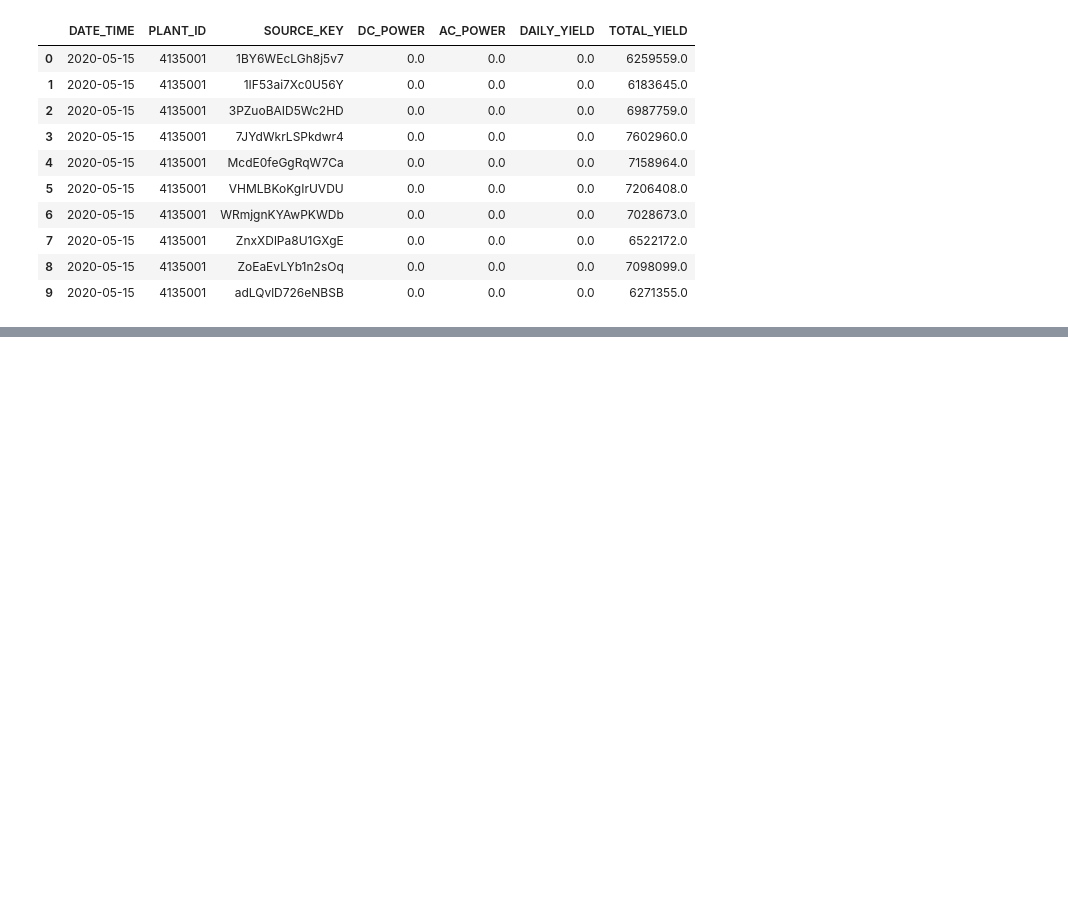
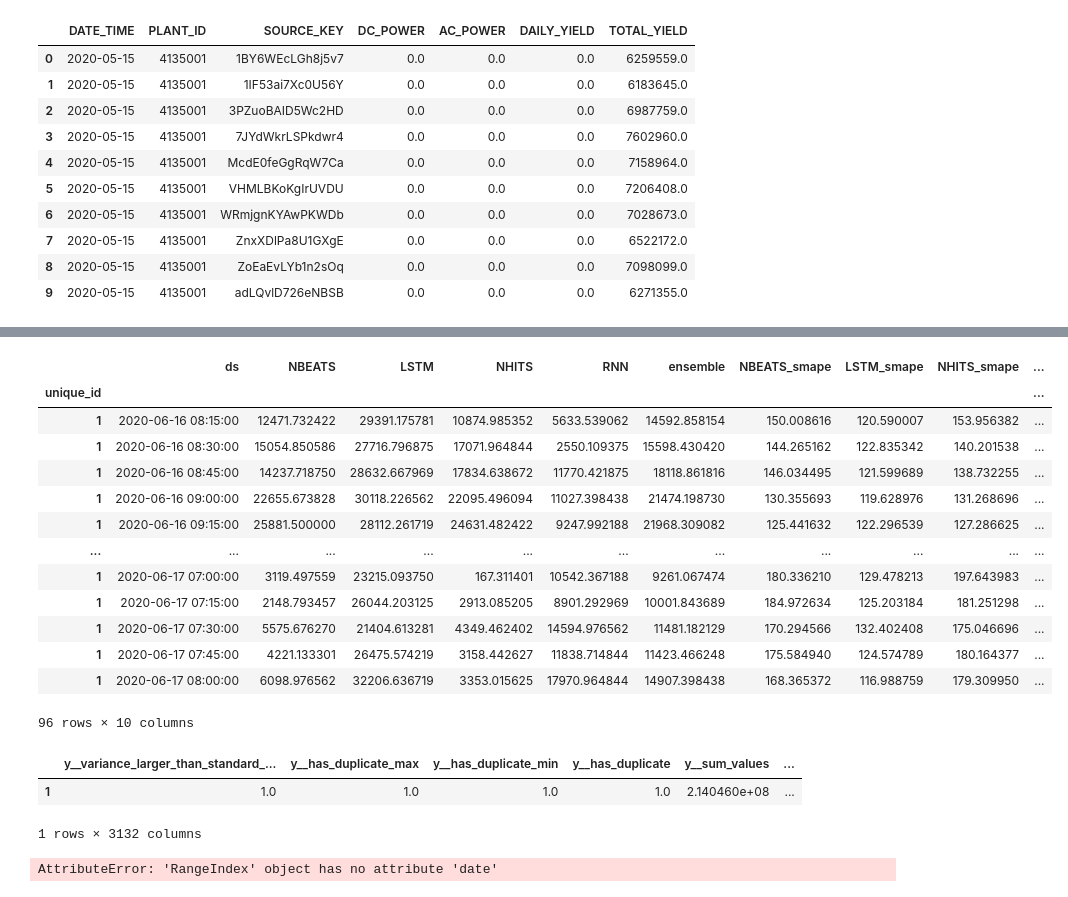
Before and after one commit to jhivandebenoit/Ensemble-Forecasting, a Jupyter notebook: neuralforecast.ipynb, the cells around one changed output, grey strips where cells are left out. Cells and saved outputs as stored; diff of their text form; code cells hidden in the pictures; blank space fills up the shorter version.

```diff
--- a/neuralforecast.ipynb
+++ b/neuralforecast.ipynb
@@ -195,0 +223,35 @@ plt.show()
+# %%
+import numpy as np
+
+def smape(y_true, y_pred):
+    return 100/len(y_true) * np.sum(2 * np.abs(y_pred - y_true) / (np.abs(y_true) + np.abs(y_pred)))
+
+columns = ['NBEATS', 'LSTM', 'NHITS', 'RNN']
+for column in columns:
+    predictions[column + '_smape'] = predictions.apply(lambda x: smape(test['y'], x[column]), axis=1)
+
+predictions
+# %% [output]
+|  | ds | NBEATS | LSTM | NHITS | RNN | ensemble | NBEATS_smape | LSTM_smape | NHITS_smape | ... |
+| unique_id |  |  |  |  |  |  |  |  |  | ... |
+| 1 | 2020-06-16 08:15:00 | 12471.732422 | 29391.175781 | 10874.985352 | 5633.539062 | 14592.858154 | 150.008616 | 120.590007 | 153.956382 | ... |
+| 1 | 2020-06-16 08:30:00 | 15054.850586 | 27716.796875 | 17071.964844 | 2550.109375 | 15598.430420 | 144.265162 | 122.835342 | 140.201538 | ... |
+| 1 | 2020-06-16 08:45:00 | 14237.718750 | 28632.667969 | 17834.638672 | 11770.421875 | 18118.861816 | 146.034495 | 121.599689 | 138.732255 | ... |
+| 1 | 2020-06-16 09:00:00 | 22655.673828 | 30118.226562 | 22095.496094 | 11027.398438 | 21474.198730 | 130.355693 | 119.628976 | 131.268696 | ... |
+| 1 | 2020-06-16 09:15:00 | 25881.500000 | 28112.261719 | 24631.482422 | 9247.992188 | 21968.309082 | 125.441632 | 122.296539 | 127.286625 | ... |
+| ... | ... | ... | ... | ... | ... | ... | ... | ... | ... | ... |
+| 1 | 2020-06-17 07:00:00 | 3119.497559 | 23215.093750 | 167.311401 | 10542.367188 | 9261.067474 | 180.336210 | 129.478213 | 197.643983 | ... |
+| 1 | 2020-06-17 07:15:00 | 2148.793457 | 26044.203125 | 2913.085205 | 8901.292969 | 10001.843689 | 184.972634 | 125.203184 | 181.251298 | ... |
+| 1 | 2020-06-17 07:30:00 | 5575.676270 | 21404.613281 | 4349.462402 | 14594.976562 | 11481.182129 | 170.294566 | 132.402408 | 175.046696 | ... |
+| 1 | 2020-06-17 07:45:00 | 4221.133301 | 26475.574219 | 3158.442627 | 11838.714844 | 11423.466248 | 175.584940 | 124.574789 | 180.164377 | ... |
+| 1 | 2020-06-17 08:00:00 | 6098.976562 | 32206.636719 | 3353.015625 | 17970.964844 | 14907.398438 | 168.365372 | 116.988759 | 179.309950 | ... |
+96 rows × 10 columns
+# %%
+from tsfresh import extract_features
+extracted_features = extract_features(train, column_id="unique_id", column_sort="ds")
+
+extracted_features
+# %% [output]
+|  | y__variance_larger_than_standard_... | y__has_duplicate_max | y__has_duplicate_min | y__has_duplicate | y__sum_values | ... |
+| 1 | 1.0 | 1.0 | 1.0 | 1.0 | 2.140460e+08 | ... |
+1 rows × 3132 columns
@@ -195,0 +261,9 @@ plt.show()
+# %%
+import pandas as pd
+
+# To split the DataFrame into a list of DataFrames for each day:
+day_series = [group for _, group in train.groupby(train.index.date)]
+
+len(day_series)
+# %% [output]
+AttributeError: 'RangeIndex' object has no attribute 'date'
```
Also changed, not shown: parts of 23 cells of this notebook, 2 other files.
